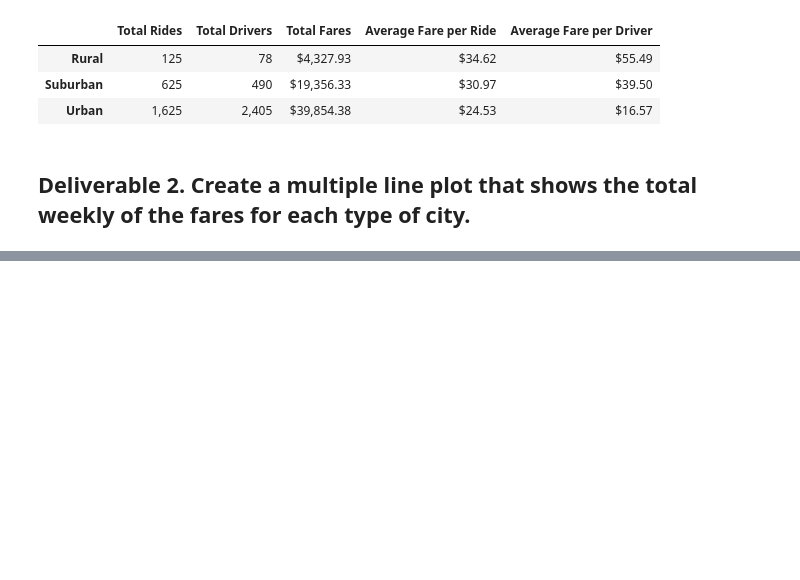
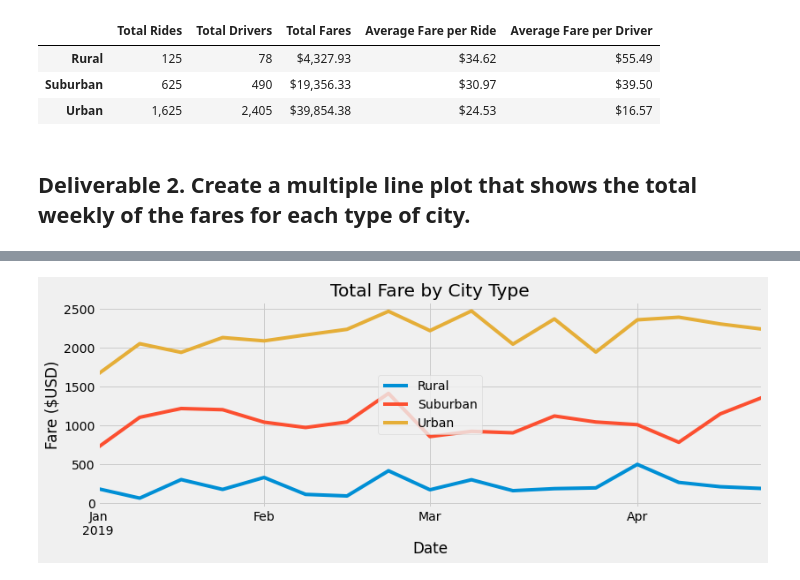
Before and after one commit to KyleCaulkins/PyBer_Analysis, a Jupyter notebook: PyBer_Challenge.ipynb, the cells around one changed output, grey strips where cells are left out. Saved outputs shown, nothing was run; the diff lists cells and outputs as text; code cells hidden in the pictures; blank space fills up the shorter version.

```diff
--- a/PyBer_Challenge.ipynb
+++ b/PyBer_Challenge.ipynb
@@ -84,3 +116,5 @@ pyber_summary_df
 # %%
 # 4. Create a pivot table with the 'date' as the index, the columns ='type', and values='fare'
 # to get the total fares for each type of city by the date.
+pyber_pivot_df=pyber_fare_sum_df.pivot(index="date",columns="type",values="fare")
+pyber_pivot_df
@@ -87,2 +136,4 @@ pyber_summary_df
 # %%
 # 5. Create a new DataFrame from the pivot table DataFrame using loc on the given dates, '2019-01-01':'2019-04-29'.
+pyber_jan_thru_apr_df=pyber_pivot_df.loc["2019-01-01":"2019-04-29"]
+pyber_jan_thru_apr_df
@@ -89,5 +155,6 @@ pyber_summary_df
 # %%
 # 6. Set the "date" index to datetime datatype. This is necessary to use the resample() method in Step 8.
 # df.index = pd.to_datetime(df.index)
+pyber_jan_thru_apr_df.index=pd.to_datetime(pyber_jan_thru_apr_df.index)
 # %%
 # 7. Check that the datatype for the index is datetime using df.info()
@@ -94,2 +173,4 @@ pyber_summary_df
 # %%
 # 8. Create a new DataFrame using the "resample()" function by week 'W' and get the sum of the fares for each week.
+sum_fares_per_week_df=pyber_jan_thru_apr_df.resample("W").sum()
+sum_fares_per_week_df
@@ -96,7 +197,19 @@ pyber_summary_df
 # %%
 # 8. Using the object-oriented interface method, plot the resample DataFrame using the df.plot() function.
 
 # Import the style from Matplotlib.
 from matplotlib import style
 # Use the graph style fivethirtyeight.
 style.use('fivethirtyeight')
+
+fig, ax=plt.subplots(figsize=(12,4))
+sum_fares_per_week_df.plot(ax=ax)
+ax.set_title("Total Fare by City Type")
+ax.set_ylabel("Fare ($USD)")
+ax.set_xlabel("Date")
+ax.legend(loc="center")
+
+plt.savefig("analysis\PyBer_fare_summary.png")
+plt.show()
+# %% [output]
+[figure, added]
```
Also changed, not shown: parts of 7 cells of this notebook.
